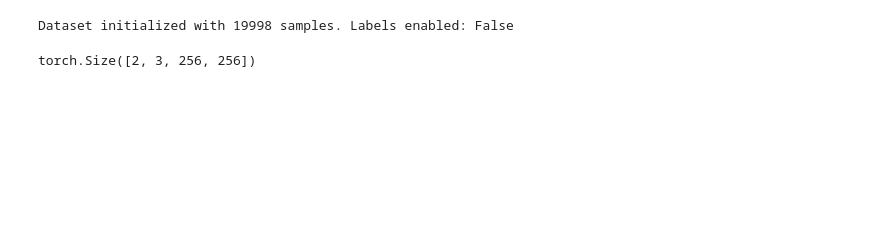
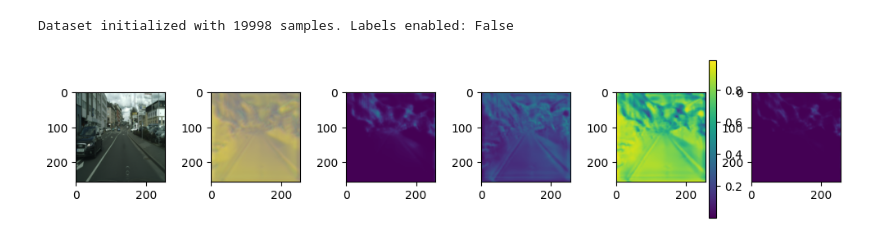
Before and after one commit to Ilias-Paralikas/Unsupervised-Learning, a Jupyter notebook: test.ipynb, the cells around one changed output. Cells and saved outputs as stored; diff of their text form; code cells hidden in the pictures; blank space fills up the shorter version.

```diff
--- a/test.ipynb
+++ b/test.ipynb
@@ -17,31 +21,57 @@ device ="cuda" if torch.cuda.is_available() else "cpu"
 # %%
 channels = [512,256,128,64,32,32,16]
-n_components= 2
+vectorizer_output_channels = [i for i in channels[:-1]]
+degrees_of_freedom = [64 for i in channels]
+n_components= 4
+
+seg_gen_cut_connections = 2
 
 batch_size = 16
 rec_model_lr = 1.0e-4
-seg_model_lr = 1.0e-4
+seg_model_lr = 1.0e-5
 # %%
 
-
 msg_dataset = CityScapesMultiResolutionDataset()
-loader = DataLoader(msg_dataset, batch_size=batch_size, shuffle=True)
+train_loader = DataLoader(msg_dataset, batch_size=batch_size, shuffle=True)
 
 rec_model = VectorizedUNet(channels=channels,
-                           number_of_components=n_components).to(device)
+                           number_of_components=n_components,
+                           vectorizer_output_channels=vectorizer_output_channels).to(device)
 seg_model = UNet(channels=channels,
-                 out_channels=n_components).to(device)
+                 out_channels=n_components,
+                 cut_connections=seg_gen_cut_connections).to(device)
 
 rec_model_optimizer = optim.Adam(rec_model.parameters(), lr=rec_model_lr)
 seg_model_optimizer = optim.Adam(seg_model.parameters(), lr=seg_model_lr)
-
-loss_fn  = nn.MSELoss()
 # %% [output]
 Dataset initialized with 19998 samples. Labels enabled: False
 # %%
-x = torch.randn(2,3,256,256).to(device)
-seg = seg_model(x)
-y,_= rec_model(x,seg)
-y.shape
+data,_ = next(iter(train_loader))
+
+with torch.no_grad():
+    x = data[-1].to(device)
+    seg = seg_model(x)
+    y= rec_model(x,seg)
+
+components = seg.shape[1]
+
+fig,ax = plt.subplots(1,2+components,figsize=(10,5))
+scaled_x = scale_for_display(x)
+sclaed_y = scale_for_display(y[-1])
+ax[0].imshow(scaled_x[0].cpu().permute(1,2,0).numpy())
+ax[1].imshow(sclaed_y[0].cpu().permute(1,2,0).numpy())
+
+
+
+
+scaled_seg = torch.softmax(seg,dim=1)
+vmin = scaled_seg[0].min().item()
+vmax = scaled_seg[0].max().item()
+
+for i in range(components):
+    im = ax[2 + i].imshow(scaled_seg[0, i].cpu().numpy(), vmin=vmin, vmax=vmax)
+
+fig.colorbar(im, ax=ax[2:].tolist(), shrink=0.5)
+plt.tight_layout()
 # %% [output]
-torch.Size([2, 3, 256, 256])
+[figure, added]
```
Also changed, not shown: parts of 6 cells of this notebook, 5 other files.
